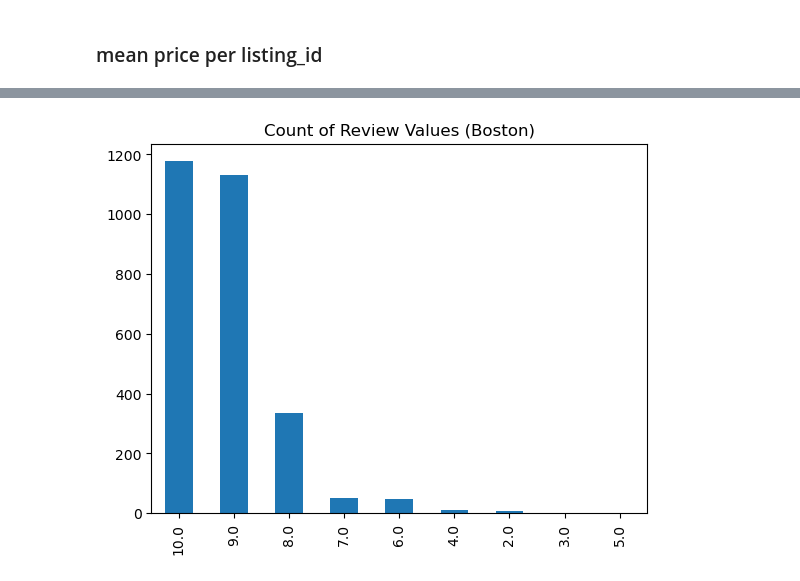
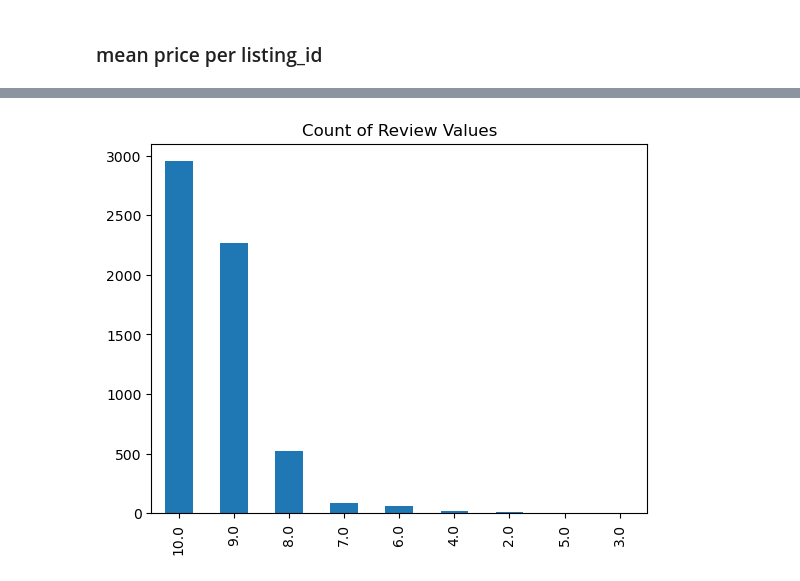
Before and after one commit to mdraws86/airbnb, a Jupyter notebook: Airbnb Analysis.ipynb, the cells around one changed output, grey strips where cells are left out. Cells and saved outputs as stored; diff of their text form; code cells hidden in the pictures.

```diff
--- a/Airbnb Analysis.ipynb
+++ b/Airbnb Analysis.ipynb
@@ -10,10 +13,29 @@ import matplotlib.pyplot as plt
 # %% [markdown]
 ## Load airbnb data for Boston and have a look
 # %%
+# Paths to the files
 path1 = r"./Airbnb Boston Data/calendar.csv"
 path2 = r"./Airbnb Boston Data/listings.csv"
 path3 = r"./Airbnb Boston Data/reviews.csv"
 
+path4 = r"./Airbnb Seattle Data/calendar.csv"
+path5 = r"./Airbnb Seattle Data/listings.csv"
+path6 = r"./Airbnb Seattle Data/reviews.csv"
+
+# Load each file and add city as a column where necessary
 df_calendar_boston = pd.read_csv(path1, sep = ",")
+df_calendar_boston['city'] = 'Boston'
 df_listings_boston = pd.read_csv(path2, sep = ",")
 df_reviews_boston = pd.read_csv(path3, sep = ",")
+df_reviews_boston['city'] = 'Boston'
+
+df_calendar_seattle = pd.read_csv(path4, sep = ",")
+df_calendar_seattle['city'] = 'Seattle'
+df_listings_seattle = pd.read_csv(path5, sep = ",")
+df_reviews_seattle = pd.read_csv(path3, sep = ",")
+df_reviews_seattle['city'] = 'Seattle'
+
+# Concatenate the data frames for the two cities for each dataset
+df_calendar = pd.concat([df_calendar_boston, df_calendar_seattle])
+df_listings = pd.concat([df_listings_boston, df_listings_seattle])
+df_reviews = pd.concat([df_reviews_boston, df_reviews_seattle])
@@ -73 +160,10 @@ Name: review_scores_value, dtype: int64
+# %%
+# Convert data types
+# dates
+df_listings['host_since'] = pd.to_datetime(df_listings['host_since'], errors = 'coerce')
+df_listings['calendar_last_scraped'] = pd.to_datetime(df_listings['calendar_last_scraped'], errors = 'coerce')
+df_listings['first_review'] = pd.to_datetime(df_listings['first_review'], errors = 'coerce')
+df_listings['last_review'] = pd.to_datetime(df_listings['last_review'], errors = 'coerce')
+# boolian
+df_listings['host_is_superhost'] = df_listings['host_is_superhost'].apply(lambda x: 0 if x.strip() == 'f' else 1).astype('bool')
 # %%
@@ -87,0 +201,3 @@ Length: 95, dtype: float64
+# %%
+# Since the field license is always missing we can drop it
+df_listings = df_listings.drop(columns = ['license'])
@@ -133,4 +264,4 @@ df_calendar_boston.plot.hist(column = 'price', by = 'available', bins = 20, titl
 # %%
-df_listings_boston.review_scores_value.value_counts().sort_values(ascending = False).plot.bar(title = 'Count of Review Values (Boston)');
+df_listings.review_scores_value.value_counts().sort_values(ascending = False).plot.bar(title = 'Count of Review Values');
 # %% [output]
-[figure, old version]
+[figure, new version]
```
Also changed, not shown: parts of 25 cells of this notebook.
